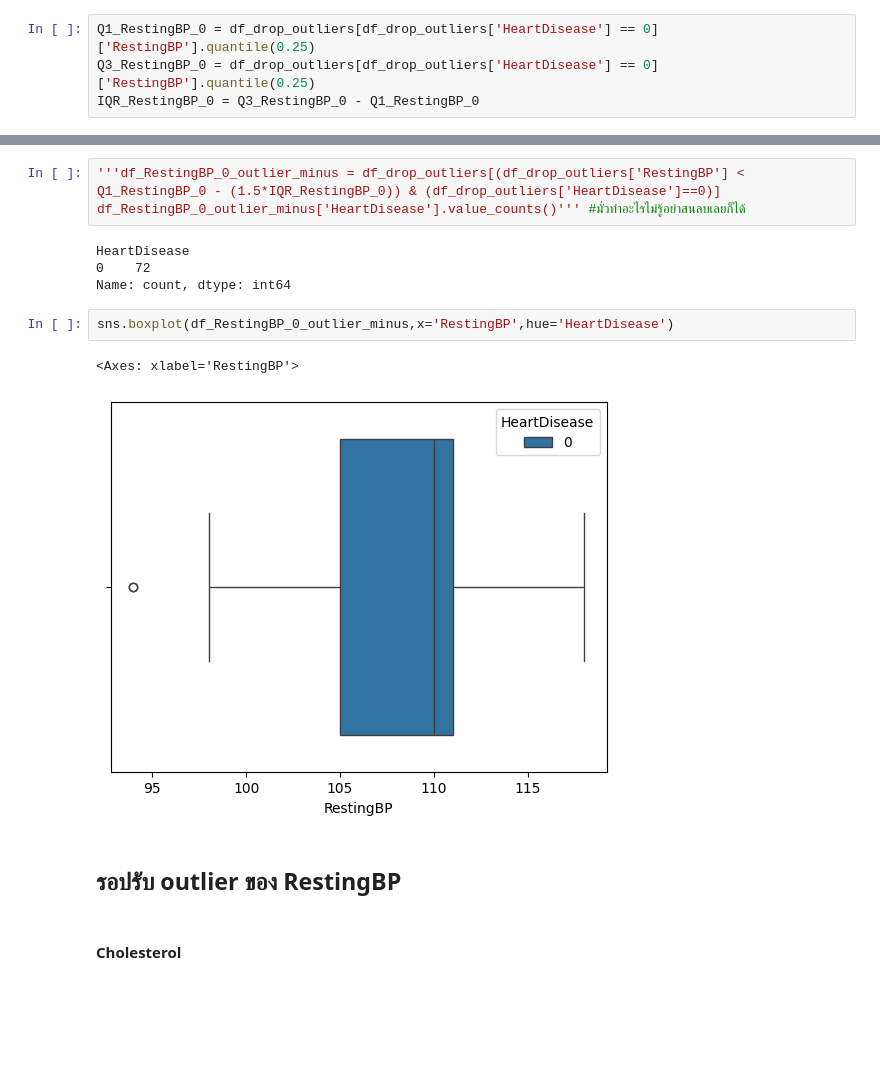
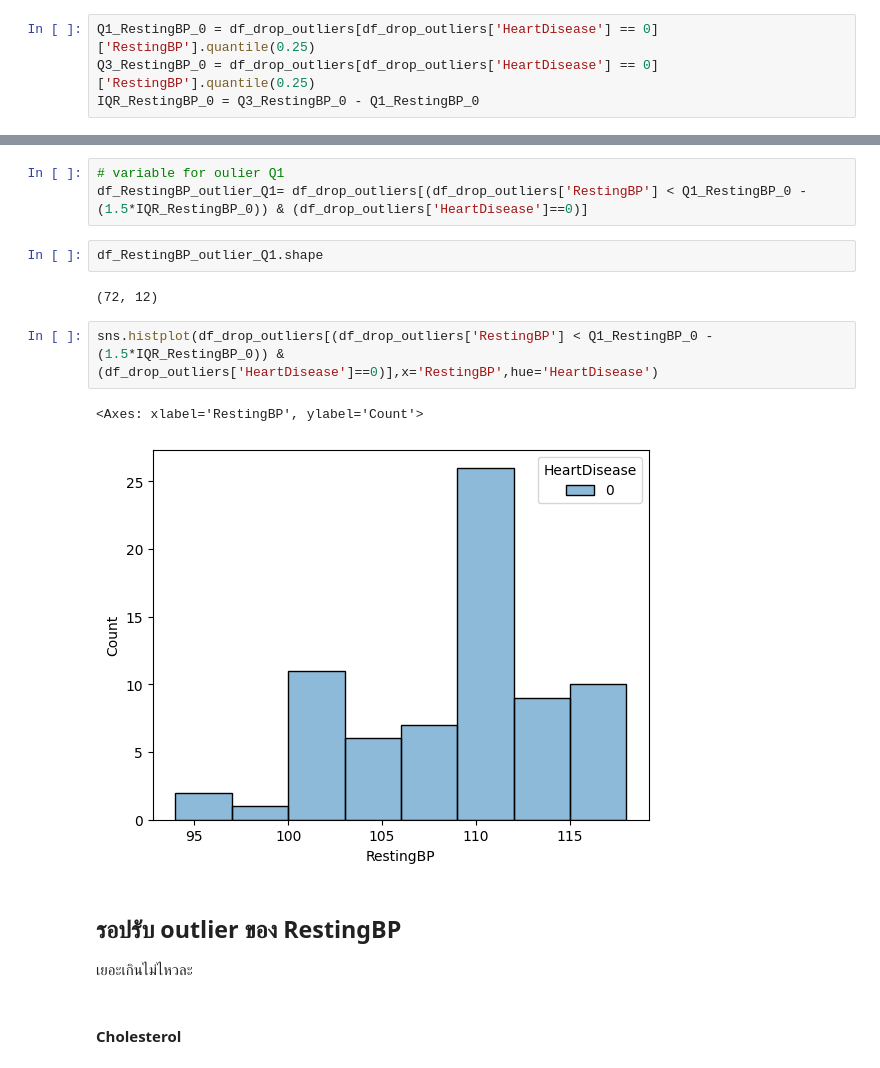
Before and after one commit to ChickenMan-1080/ML-Practice, a Jupyter notebook: ML-Heart/main.ipynb, the cells around one changed output, grey strips where cells are left out. Cells and saved outputs as stored; diff of their text form; blank space fills up the shorter version.

```diff
--- a/ML-Heart/main.ipynb
+++ b/ML-Heart/main.ipynb
@@ -163,20 +169,21 @@ sns.boxplot(df_drop_outliers[(df_drop_outliers['RestingBP']) & (df['HeartDisease
 # %% [output]
 <Axes: xlabel='RestingBP'>
 [figure]
-# %%
-'''df_RestingBP_0_outlier_minus = df_drop_outliers[(df_drop_outliers['RestingBP'] < Q1_RestingBP_0 - (1.5*IQR_RestingBP_0)) & (df_drop_outliers['HeartDisease']==0)]
-df_RestingBP_0_outlier_minus['HeartDisease'].value_counts()''' #มั่วทำอะไรไม่รู้อย่าสนลบเลยก็ได้
-# %% [output]
-HeartDisease
-0    72
-Name: count, dtype: int64
+# %%
+# variable for oulier Q1
+df_RestingBP_outlier_Q1= df_drop_outliers[(df_drop_outliers['RestingBP'] < Q1_RestingBP_0 - (1.5*IQR_RestingBP_0)) & (df_drop_outliers['HeartDisease']==0)]
 # %%
-sns.boxplot(df_RestingBP_0_outlier_minus,x='RestingBP',hue='HeartDisease')
+df_RestingBP_outlier_Q1.shape
 # %% [output]
-<Axes: xlabel='RestingBP'>
+(72, 12)
-[figure, removed]
+# %%
+sns.histplot(df_drop_outliers[(df_drop_outliers['RestingBP'] < Q1_RestingBP_0 - (1.5*IQR_RestingBP_0)) & (df_drop_outliers['HeartDisease']==0)],x='RestingBP',hue='HeartDisease')
+# %% [output]
+<Axes: xlabel='RestingBP', ylabel='Count'>
+[figure, added]
 # %% [markdown]
 ## รอปรับ outlier ของ RestingBP
+เยอะเกินไม่ไหวละ
 # %% [markdown]
 #### Cholesterol
 # %%
```
Also changed, not shown: parts of 35 cells of this notebook.
